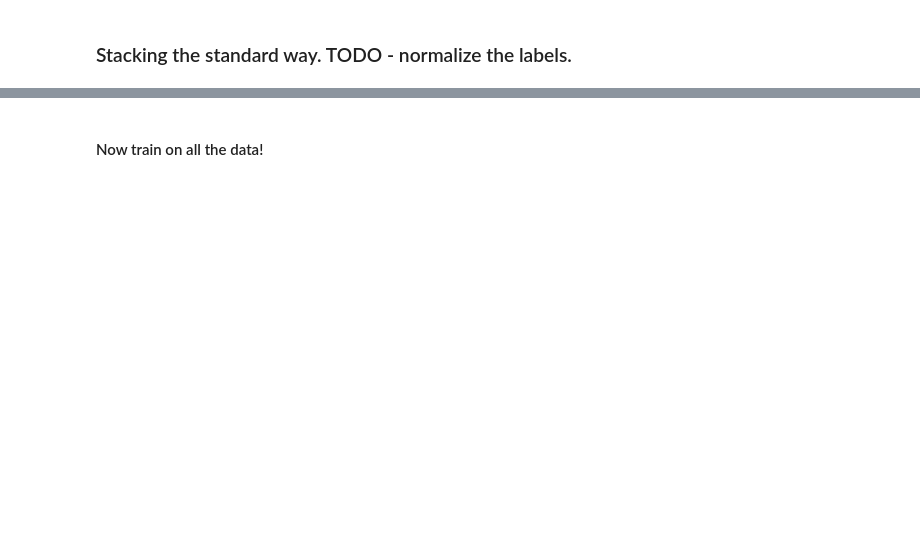
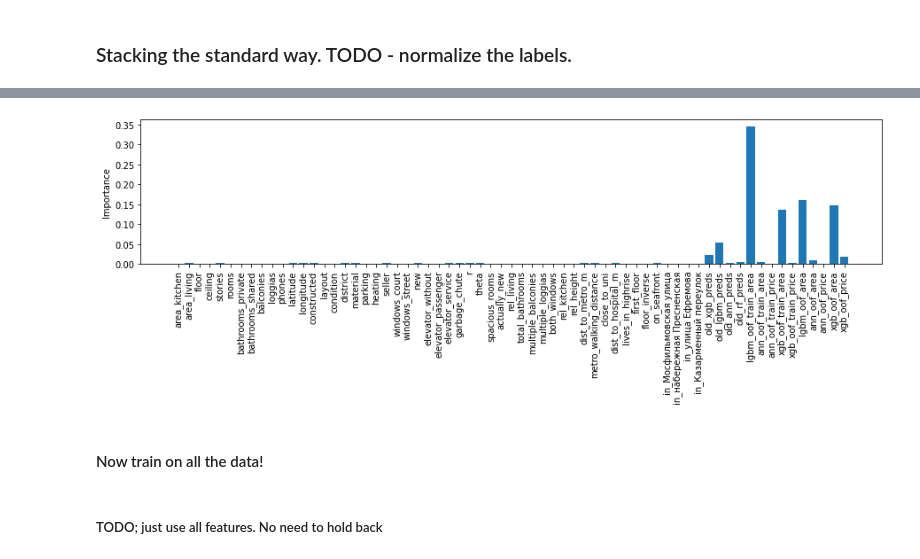
Before and after one commit to henrfj/TDT4173-ML, a Jupyter notebook: henrik-testsite/henrik_ensemble_2.ipynb, the cells around one changed output, grey strips where cells are left out. Saved outputs shown, nothing was run; the diff lists cells and outputs as text; code cells hidden in the pictures; blank space fills up the shorter version.

```diff
--- a/henrik-testsite/henrik_ensemble_2.ipynb
+++ b/henrik-testsite/henrik_ensemble_2.ipynb
@@ -479,17 +530,17 @@ train_labels["old_rf_preds"] = np.log(old_rf_oof_train / train['area_total'])
 test_labels["old_rf_preds"] = np.log(old_rf_oof_test / test['area_total'])
 
 # New advisor
-train_labels["lgbm_oof_train_area"] = lgbm_oof_train_area
-test_labels["lgbm_oof_test_area"] = lgbm_oof_test_area
+train_labels["lgbm_oof_area"] = lgbm_oof_train_area
+test_labels["lgbm_oof_area"] = lgbm_oof_test_area
 
-train_labels["ann_oof_train_area"] = np.log(ann_oof_train_area)
-test_labels["ann_oof_test_area"] = np.log(ann_oof_test_area)
+train_labels["ann_oof_area"] = np.log(ann_oof_train_area)
+test_labels["ann_oof_area"] = np.log(ann_oof_test_area)
 
-train_labels["ann_oof_train_price"] = np.log(ann_oof_train_price / test['area_total'])
-test_labels["ann_oof_test_price"] = np.log(ann_oof_test_price / test['area_total'])
+train_labels["ann_oof_price"] = np.log(ann_oof_train_price / train['area_total'])
+test_labels["ann_oof_price"] = np.log(ann_oof_test_price / test['area_total'])
 
-train_labels["xgb_oof_train_area"] = xgb_oof_train_area
-test_labels["xgb_oof_test_area"] = xgb_oof_test_area
+train_labels["xgb_oof_area"] = xgb_oof_train_area
+test_labels["xgb_oof_area"] = xgb_oof_test_area
 
-train_labels["xgb_oof_train_price"] = np.log(np.exp(xgb_oof_train_price) / train['area_total'])
-test_labels["xgb_oof_test_price"] = np.log(np.exp(xgb_oof_test_price) / test['area_total'])
+train_labels["xgb_oof_price"] = np.log(np.exp(xgb_oof_train_price) / train['area_total'])
+test_labels["xgb_oof_price"] = np.log(np.exp(xgb_oof_test_price) / test['area_total'])
@@ -497,0 +547,4 @@ ValueError: Data must be 1-dimensional
+# %%
+# Normalize these predictions.
+predictor_feats=[ "old_xgb_preds", "old_lgbm_preds", "old_ann_preds", "old_rf_preds", "lgbm_oof_area", "ann_oof_area", "ann_oof_price", "xgb_oof_area", "xgb_oof_price"]
+train_labels, test_labels = normalize(train_labels, test_labels, predictor_feats, scaler="minMax")
@@ -512,4 +570,16 @@ predict_and_store(best_model, test_labels.drop(["building_id", "area_total"], ax
                   price_per_sq=True, total_area_df=test["area_total"])
+# %%
+#plot_feature_importance(
+#    train_labels.drop(["building_id", "area_total"], axis=1).columns.tolist(), best_model.feature_importances_,
+#    model_type="XGBoost", figsize=(20, 4))
+
+plt.figure(figsize=(15, 3))
+plt.bar(train_labels.drop(["building_id", "area_total"], axis=1).columns.tolist(), best_model.feature_importances_)
+plt.xticks(rotation=90)
+plt.ylabel("Importance")
+plt.show()
+# %% [output]
+[figure, added]
 # %% [markdown]
 #### Now train on all the data!
 # %%
@@ -528 +598,3 @@ predict_and_store(xgb_model, test_labels.drop(["building_id", "area_total"], axi
                   price_per_sq=True, total_area_df=test["area_total"])
+# %% [markdown]
+##### TODO; just use all features. No need to hold back
```
Also changed, not shown: parts of 8 cells of this notebook, 7 other files.
